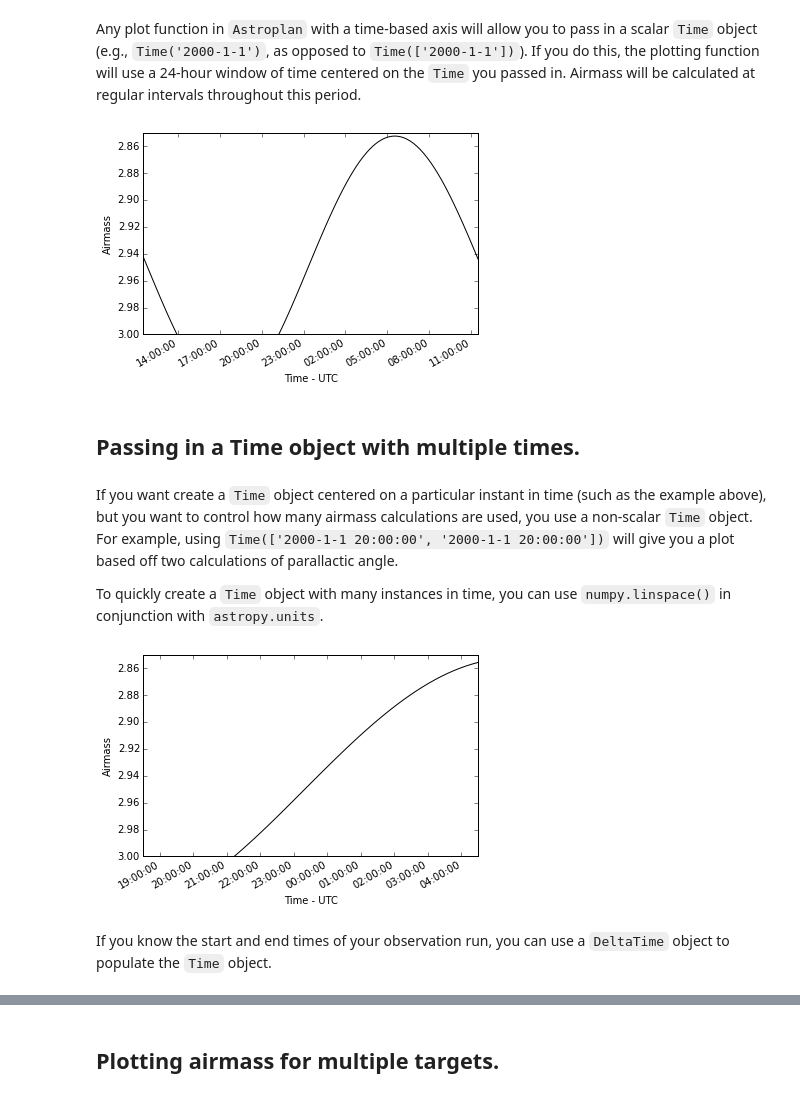
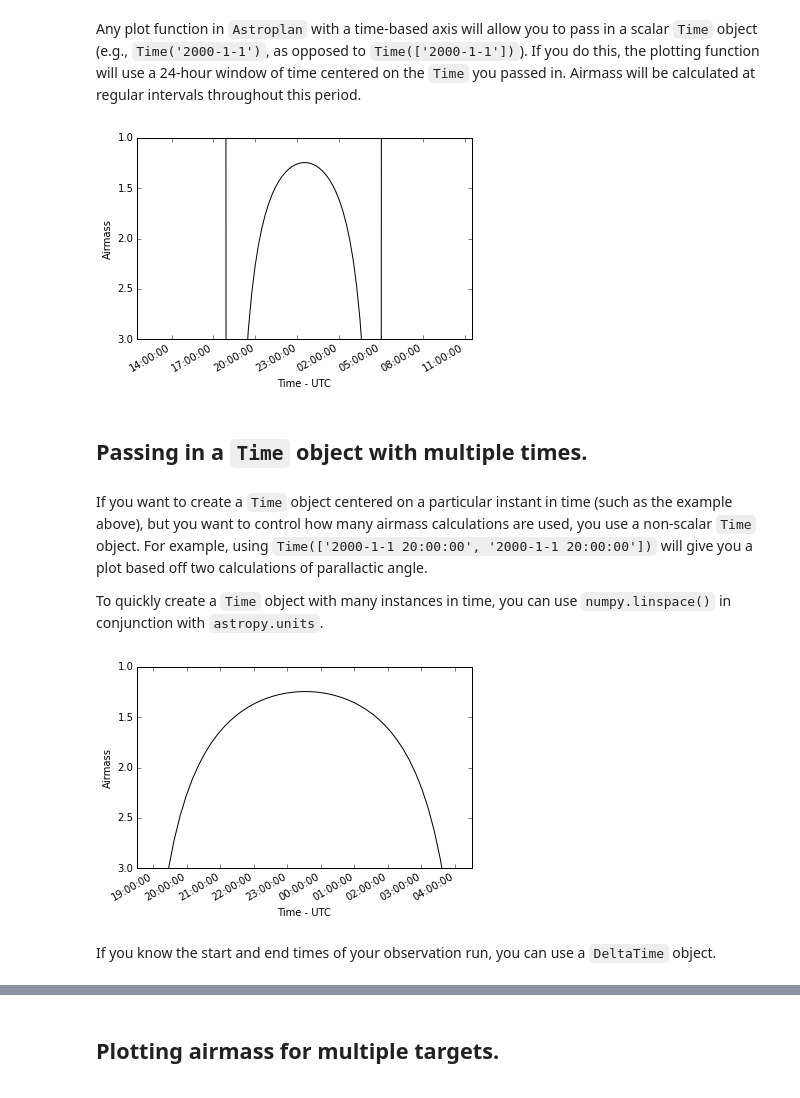
Before and after one commit to astropy/astroplan, a Jupyter notebook: examples/notebooks/plotting_examples--airmass.ipynb, the cells around one changed output, grey strips where cells are left out. Drawn from its saved outputs; the diff is of its cells as text; code cells hidden in the pictures.

```diff
--- a/examples/notebooks/plotting_examples--airmass.ipynb
+++ b/examples/notebooks/plotting_examples--airmass.ipynb
@@ -15,53 +15,53 @@ Any plot function in `Astroplan` with a time-based axis will allow you to pass i
 import matplotlib.pyplot as plt
 %matplotlib inline
 import astropy.units as u
 from astropy.coordinates import EarthLocation, SkyCoord
 from pytz import timezone
 from astropy.time import Time
 
 from astroplan import Observer
 from astroplan import FixedTarget
 from astroplan.plots import plot_airmass
 
 # Set up Observer, Target and observation time objects.
 longitude = '-155d28m48.900s'
 latitude = '+19d49m42.600s'
 elevation = 4163 * u.m
 location = EarthLocation.from_geodetic(longitude, latitude, elevation)
 
 observer = Observer(name='Subaru Telescope',
                location=location,
                pressure=0.615 * u.bar,
                relative_humidity=0.11,
                temperature=0 * u.deg_C,
                timezone=timezone('US/Hawaii'),
                description="Subaru Telescope on Mauna Kea, Hawaii")
 
-coordinates = SkyCoord('02h31m49.09s', '+89d15m50.8s', frame='icrs')
-target = FixedTarget(name='Polaris', coord=coordinates)
+coordinates = SkyCoord('06h45m08.9173s', '-16d42m58.017s', frame='icrs')
+target = FixedTarget(name='Sirius', coord=coordinates)
 
-observe_time = Time('2015-01-15 23:30:00')
+observe_time = Time('2015-06-15 23:30:00')
 
 plot_airmass(target, observer, observe_time)
 plt.show()
 # %% [output]
-[figure, old version]
+[figure, new version]
 # %% [markdown]
-## Passing in a Time object with multiple times.
+## Passing in a `Time` object with multiple times.
 # %% [markdown]
-If you want create a `Time` object centered on a particular instant in time (such as the example above), but you want to control how many airmass calculations are used, you use a non-scalar `Time` object.  For example, using `Time(['2000-1-1 20:00:00', '2000-1-1 20:00:00'])` will give you a plot based off two calculations of parallactic angle.
+If you want to create a `Time` object centered on a particular instant in time (such as the example above), but you want to control how many airmass calculations are used, you use a non-scalar `Time` object.  For example, using `Time(['2000-1-1 20:00:00', '2000-1-1 20:00:00'])` will give you a plot based off two calculations of parallactic angle.
 
 To quickly create a `Time` object with many instances in time, you can use `numpy.linspace()` in conjunction with `astropy.units`.
 # %%
 import numpy as np
 
-observe_time = Time('2015-01-15 23:30:00')
+observe_time = Time('2015-06-15 23:30:00')
 observe_time = observe_time + np.linspace(-5, 5, 55)*u.hour
 
 plot_airmass(target, observer, observe_time)
 plt.show()
 # %% [output]
-[figure, old version]
+[figure, new version]
 # %% [markdown]
-If you know the start and end times of your observation run, you can use a `DeltaTime` object to populate the `Time` object.
+If you know the start and end times of your observation run, you can use a `DeltaTime` object.
 # %%
```
Also changed, not shown: parts of 4 cells of this notebook, 2 other files.
